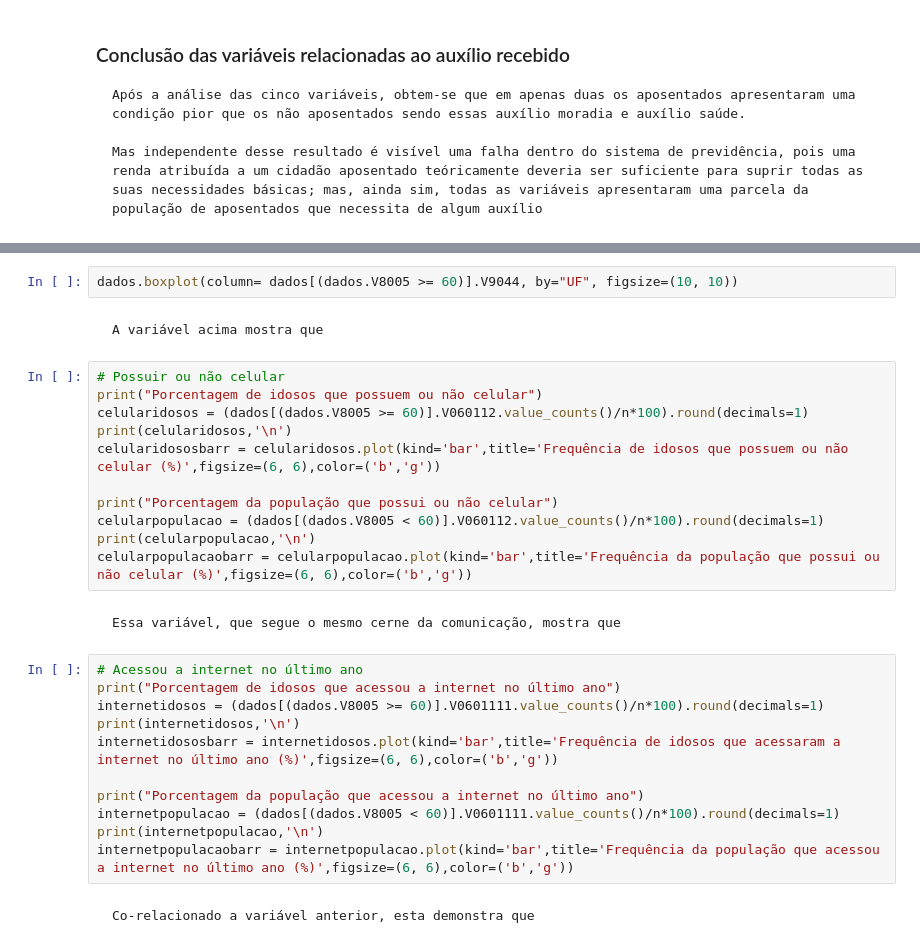
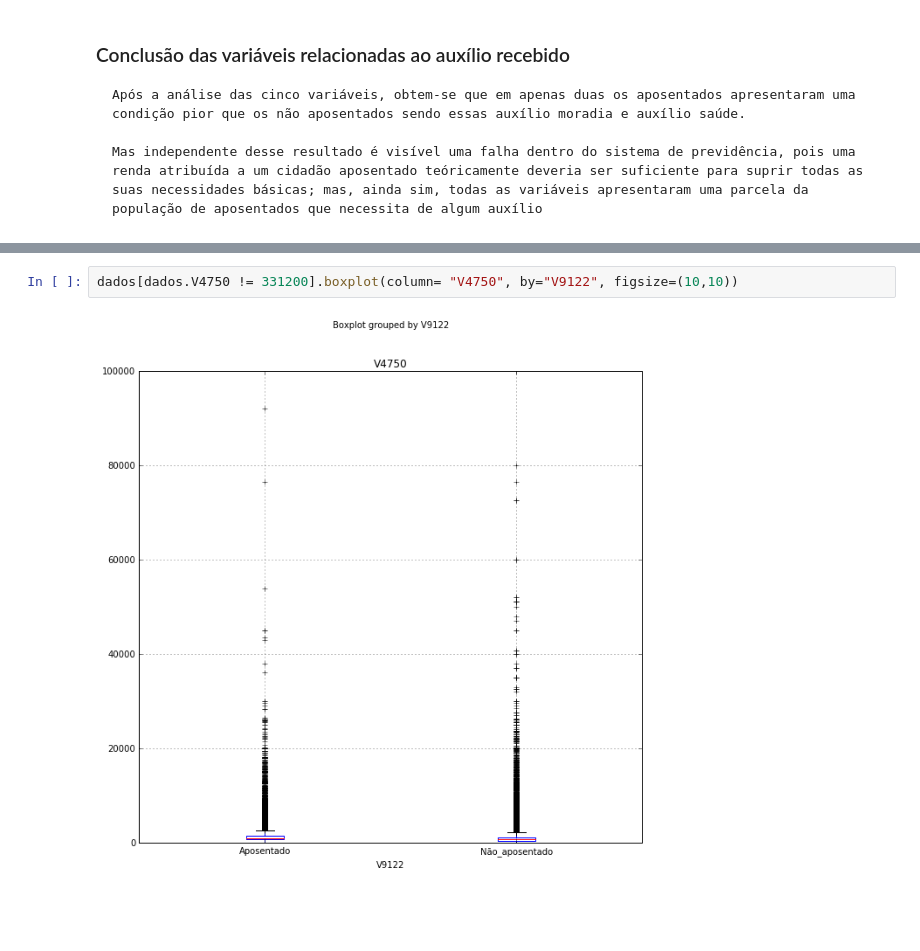
Before and after one commit to carletti/CD, a Jupyter notebook: Projeto1/Projeto1_final.ipynb, the cells around one changed output, grey strips where cells are left out. Cells and saved outputs as stored; diff of their text form; blank space fills up the shorter version.

```diff
--- a/Projeto1/Projeto1_final.ipynb
+++ b/Projeto1/Projeto1_final.ipynb
@@ -235,30 +288,4 @@ tcas.Não_aposentado.plot.pie(title= 'Porcentagem dos não aposentados que receb
 # %%
-dados.boxplot(column= dados[(dados.V8005 >= 60)].V9044, by="UF", figsize=(10, 10))
+dados[dados.V4750 != 331200].boxplot(column= "V4750", by="V9122", figsize=(10,10))
+# %% [output]
+[figure, added]
-# %% [markdown]
-    A variável acima mostra que
-# %%
-# Possuir ou não celular
-print("Porcentagem de idosos que possuem ou não celular")
-celularidosos = (dados[(dados.V8005 >= 60)].V060112.value_counts()/n*100).round(decimals=1)
-print(celularidosos,'\n')
-celularidososbarr = celularidosos.plot(kind='bar',title='Frequência de idosos que possuem ou não celular (%)',figsize=(6, 6),color=('b','g'))
-
-print("Porcentagem da população que possui ou não celular")
-celularpopulacao = (dados[(dados.V8005 < 60)].V060112.value_counts()/n*100).round(decimals=1)
-print(celularpopulacao,'\n')
-celularpopulacaobarr = celularpopulacao.plot(kind='bar',title='Frequência da população que possui ou não celular (%)',figsize=(6, 6),color=('b','g'))
-# %% [markdown]
-    Essa variável, que segue o mesmo cerne da comunicação, mostra que
-# %%
-# Acessou a internet no último ano
-print("Porcentagem de idosos que acessou a internet no último ano")
-internetidosos = (dados[(dados.V8005 >= 60)].V0601111.value_counts()/n*100).round(decimals=1)
-print(internetidosos,'\n')
-internetidososbarr = internetidosos.plot(kind='bar',title='Frequência de idosos que acessaram a internet no último ano (%)',figsize=(6, 6),color=('b','g'))
-
-print("Porcentagem da população que acessou a internet no último ano")
-internetpopulacao = (dados[(dados.V8005 < 60)].V0601111.value_counts()/n*100).round(decimals=1)
-print(internetpopulacao,'\n')
-internetpopulacaobarr = internetpopulacao.plot(kind='bar',title='Frequência da população que acessou a internet no último ano (%)',figsize=(6, 6),color=('b','g'))
-# %% [markdown]
-    Co-relacionado a variável anterior, esta demonstra que
```
Also changed, not shown: parts of 12 cells of this notebook, 1 other file.
